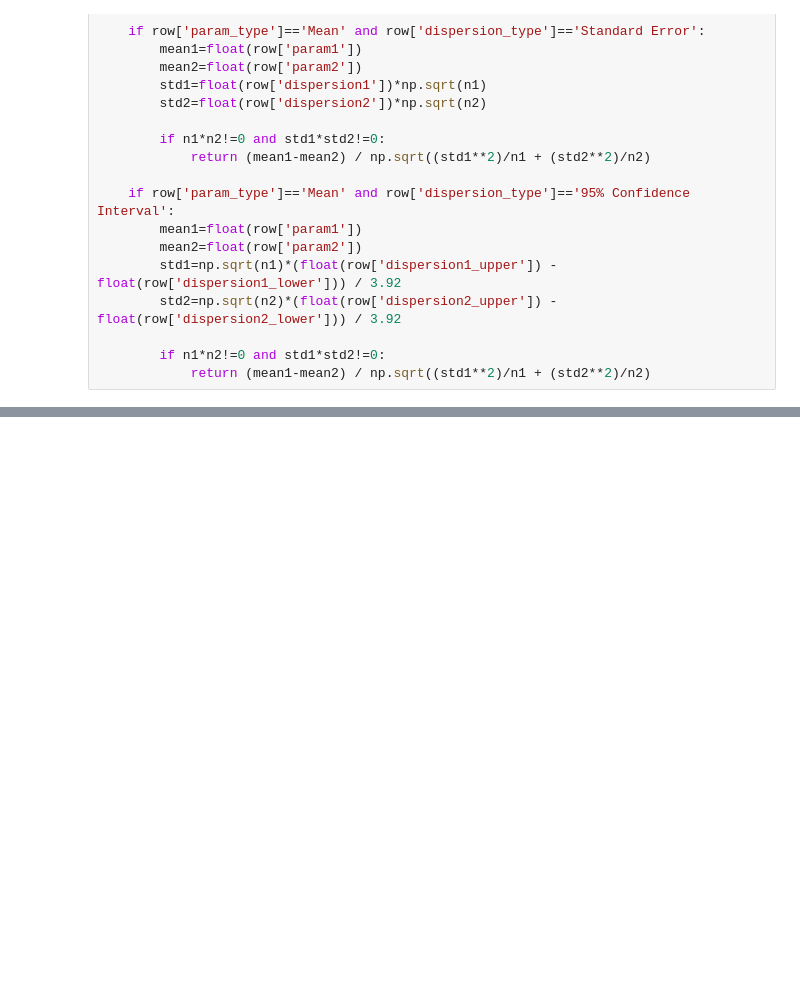
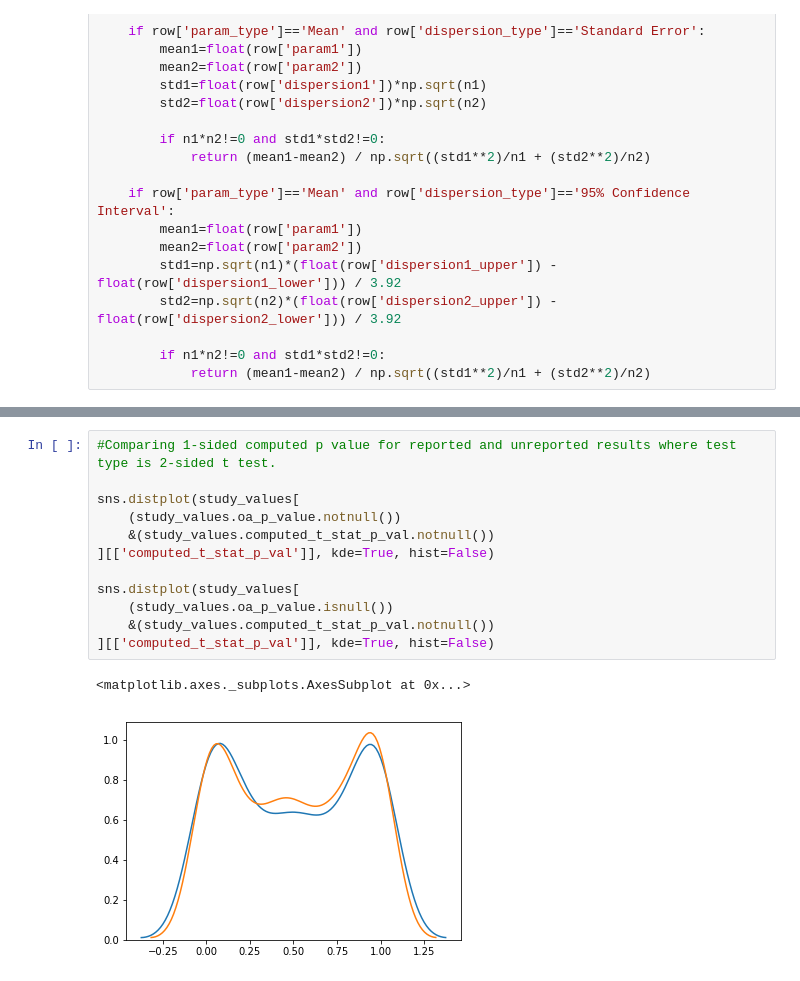
Before and after one commit to sylvaingchassang/trial-explorer, a Jupyter notebook: notebooks/BalanceMethod2 - P values.ipynb, the cells around one changed output, grey strips where cells are left out. Cells and saved outputs as stored; diff of their text form; blank space fills up the shorter version.

```diff
--- a/notebooks/BalanceMethod2 - P values.ipynb
+++ b/notebooks/BalanceMethod2 - P values.ipynb
@@ -424,0 +444,15 @@ study_values.shape
+# %%
+#Comparing 1-sided computed p value for reported and unreported results where test type is 2-sided t test.
+
+sns.distplot(study_values[
+    (study_values.oa_p_value.notnull())
+    &(study_values.computed_t_stat_p_val.notnull())
+][['computed_t_stat_p_val']], kde=True, hist=False)
+
+sns.distplot(study_values[
+    (study_values.oa_p_value.isnull())
+    &(study_values.computed_t_stat_p_val.notnull())
+][['computed_t_stat_p_val']], kde=True, hist=False)
+# %% [output]
+<matplotlib.axes._subplots.AxesSubplot at 0x...>
+[figure, added]
```
Also changed, not shown: parts of 43 cells of this notebook.
